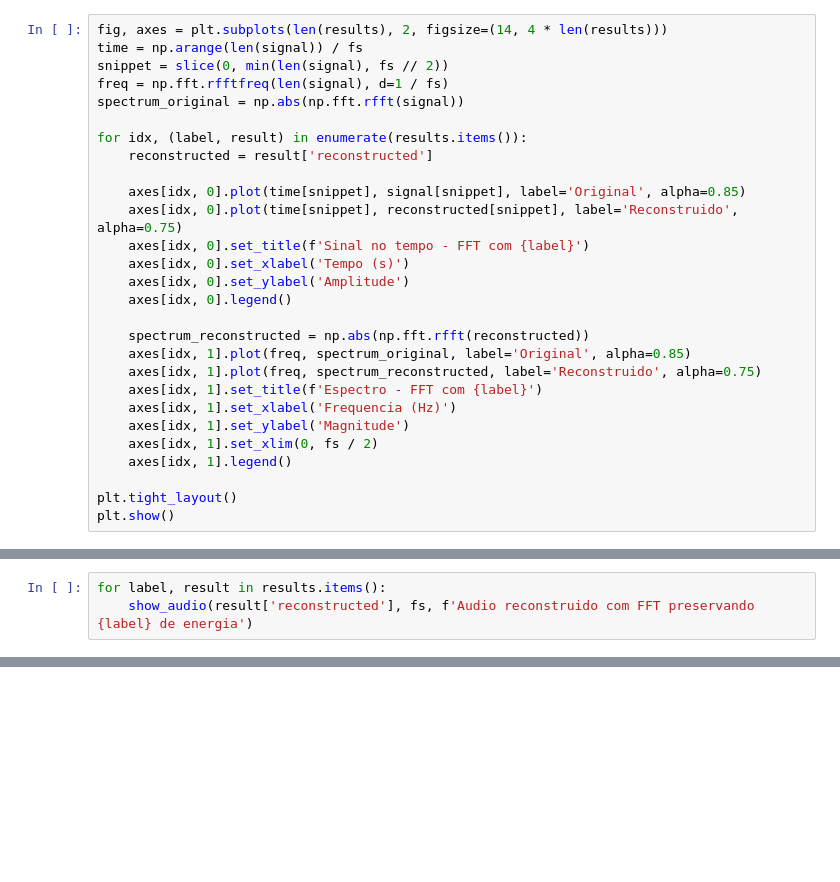
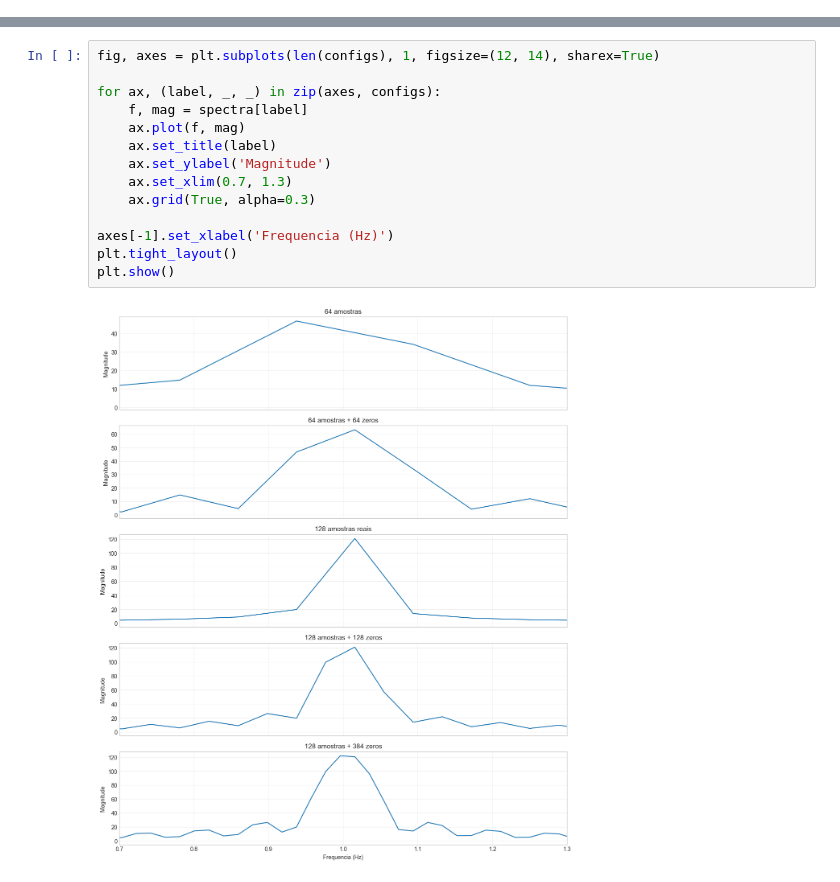
Before and after one commit to Pogeu/Processamento-de-Sinais-1, a Jupyter notebook: pratica_4/questao_2.ipynb, the cells around one changed output, grey strips where cells are left out. Drawn from its saved outputs; the diff is of its cells as text; blank space fills up the shorter version.

```diff
--- a/pratica_4/questao_2.ipynb
+++ b/pratica_4/questao_2.ipynb
@@ -184,28 +53,0 @@ Energia preservada | Coeficientes mantidos | Percentual de coeficientes | Energi
-# %%
-fig, axes = plt.subplots(len(results), 2, figsize=(14, 4 * len(results)))
-time = np.arange(len(signal)) / fs
-snippet = slice(0, min(len(signal), fs // 2))
-freq = np.fft.rfftfreq(len(signal), d=1 / fs)
-spectrum_original = np.abs(np.fft.rfft(signal))
-
-for idx, (label, result) in enumerate(results.items()):
-    reconstructed = result['reconstructed']
-
-    axes[idx, 0].plot(time[snippet], signal[snippet], label='Original', alpha=0.85)
-    axes[idx, 0].plot(time[snippet], reconstructed[snippet], label='Reconstruido', alpha=0.75)
-    axes[idx, 0].set_title(f'Sinal no tempo - FFT com {label}')
-    axes[idx, 0].set_xlabel('Tempo (s)')
-    axes[idx, 0].set_ylabel('Amplitude')
-    axes[idx, 0].legend()
-
-    spectrum_reconstructed = np.abs(np.fft.rfft(reconstructed))
-    axes[idx, 1].plot(freq, spectrum_original, label='Original', alpha=0.85)
-    axes[idx, 1].plot(freq, spectrum_reconstructed, label='Reconstruido', alpha=0.75)
-    axes[idx, 1].set_title(f'Espectro - FFT com {label}')
-    axes[idx, 1].set_xlabel('Frequencia (Hz)')
-    axes[idx, 1].set_ylabel('Magnitude')
-    axes[idx, 1].set_xlim(0, fs / 2)
-    axes[idx, 1].legend()
-
-plt.tight_layout()
-plt.show()
@@ -214,3 +53,0 @@ plt.show()
-# %%
-for label, result in results.items():
-    show_audio(result['reconstructed'], fs, f'Audio reconstruido com FFT preservando {label} de energia')
@@ -233,0 +104,16 @@ Audio reconstruido com FFT preservando 50.0% de energia
+# %%
+fig, axes = plt.subplots(len(configs), 1, figsize=(12, 14), sharex=True)
+
+for ax, (label, _, _) in zip(axes, configs):
+    f, mag = spectra[label]
+    ax.plot(f, mag)
+    ax.set_title(label)
+    ax.set_ylabel('Magnitude')
+    ax.set_xlim(0.7, 1.3)
+    ax.grid(True, alpha=0.3)
+
+axes[-1].set_xlabel('Frequencia (Hz)')
+plt.tight_layout()
+plt.show()
+# %% [output]
+[figure, added]
```
Also changed, not shown: parts of 12 cells of this notebook, 11 other files.
